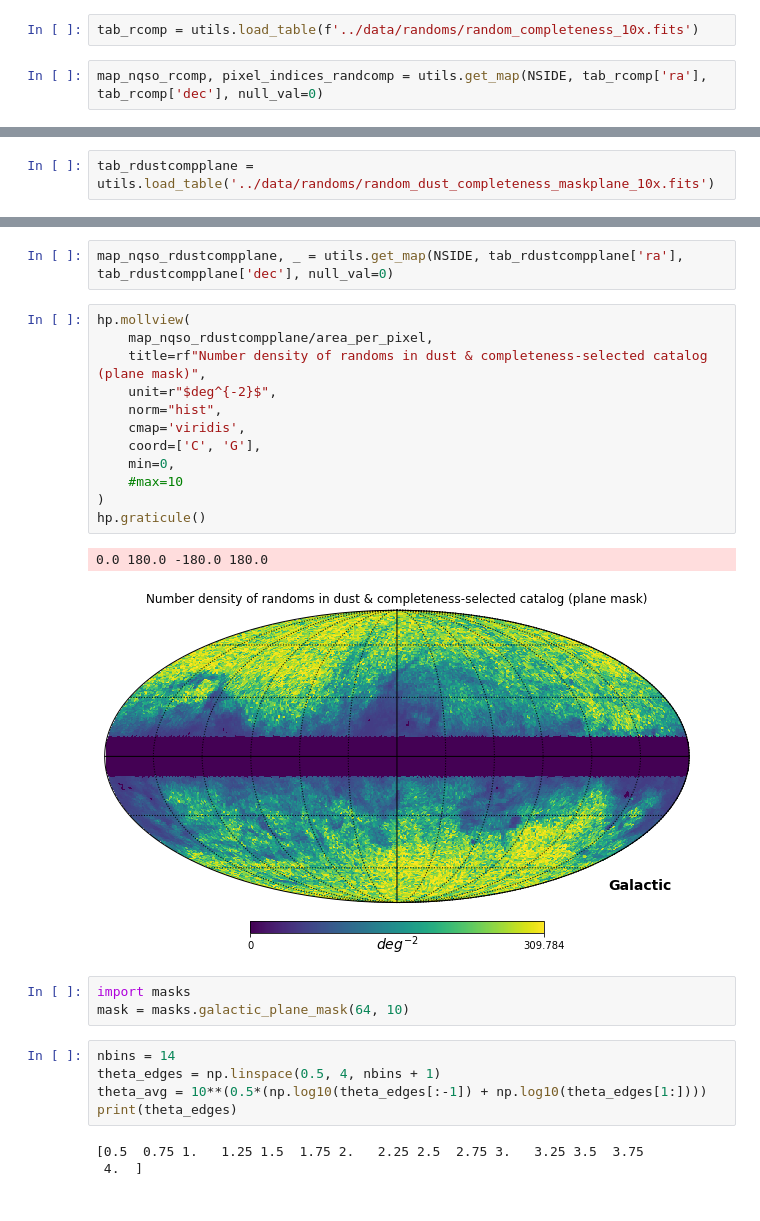
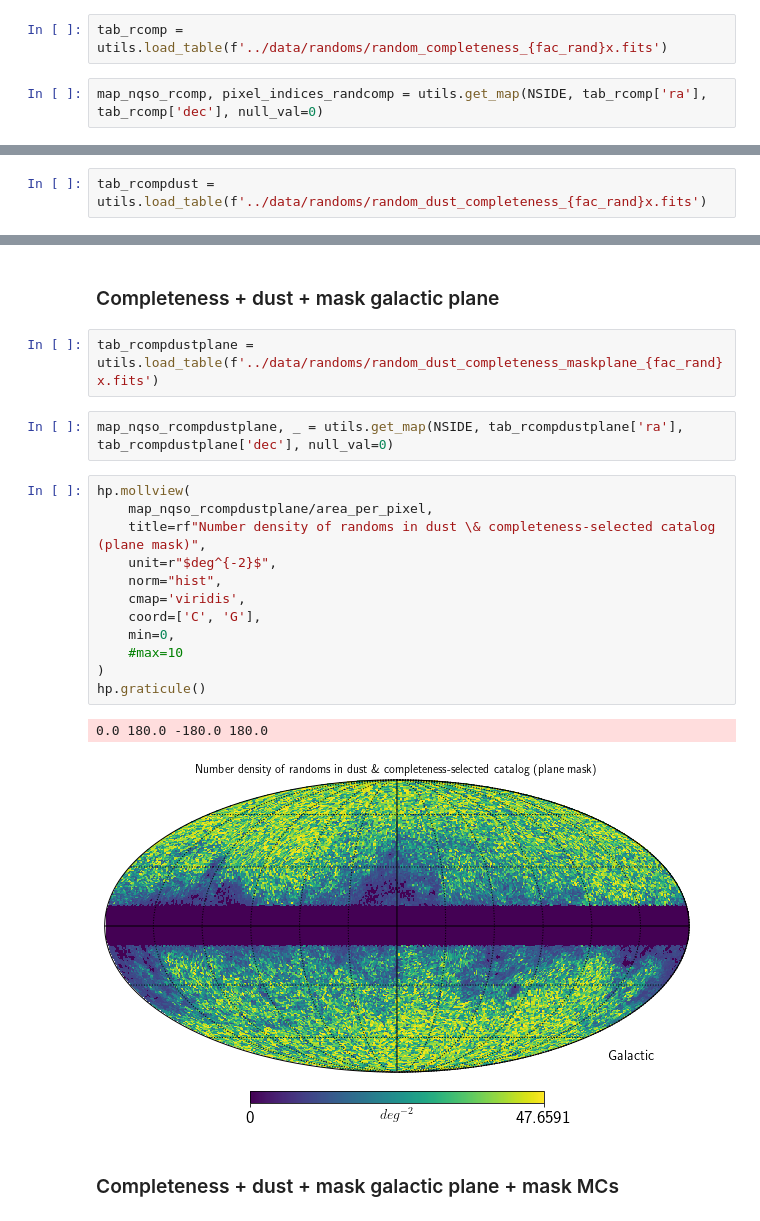
Before and after one commit to kstoreyf/gaia-quasars-lss, a Jupyter notebook: notebooks/2022-07-15_random_checks.ipynb, the cells around one changed output, grey strips where cells are left out. Saved outputs shown, nothing was run; the diff lists cells and outputs as text.

```diff
--- a/notebooks/2022-07-15_random_checks.ipynb
+++ b/notebooks/2022-07-15_random_checks.ipynb
@@ -117,5 +261,5 @@ area_per_pixel = hp.pixelfunc.nside2pixarea(NSIDE, degrees=True)
 # %%
-tab_rcomp = utils.load_table(f'../data/randoms/random_completeness_10x.fits')
+tab_rcomp = utils.load_table(f'../data/randoms/random_completeness_{fac_rand}x.fits')
 # %%
 map_nqso_rcomp, pixel_indices_randcomp = utils.get_map(NSIDE, tab_rcomp['ra'], tab_rcomp['dec'], null_val=0)
 # %%
@@ -136,2 +282,2 @@ hp.graticule()
 # %%
-tab_rdustcompplane = utils.load_table('../data/randoms/random_dust_completeness_maskplane_10x.fits')
+tab_rcompdust = utils.load_table(f'../data/randoms/random_dust_completeness_{fac_rand}x.fits')
@@ -138,28 +302,23 @@ tab_rdustcompplane = utils.load_table('../data/randoms/random_dust_completeness_
+# %% [markdown]
+### Completeness + dust + mask galactic plane
+# %%
+tab_rcompdustplane = utils.load_table(f'../data/randoms/random_dust_completeness_maskplane_{fac_rand}x.fits')
 # %%
-map_nqso_rdustcompplane, _ = utils.get_map(NSIDE, tab_rdustcompplane['ra'], tab_rdustcompplane['dec'], null_val=0)
+map_nqso_rcompdustplane, _ = utils.get_map(NSIDE, tab_rcompdustplane['ra'], tab_rcompdustplane['dec'], null_val=0)
 # %%
 hp.mollview(
-    map_nqso_rdustcompplane/area_per_pixel,
-    title=rf"Number density of randoms in dust & completeness-selected catalog (plane mask)",
+    map_nqso_rcompdustplane/area_per_pixel,
+    title=rf"Number density of randoms in dust \& completeness-selected catalog (plane mask)",
     unit=r"$deg^{-2}$",
     norm="hist",
     cmap='viridis',
     coord=['C', 'G'],
     min=0,
     #max=10
 )
 hp.graticule()
 # %% [output]
 0.0 180.0 -180.0 180.0
-[figure, old version]
+[figure, new version]
-# %%
-import masks
-mask = masks.galactic_plane_mask(64, 10)
-# %%
-nbins = 14
-theta_edges = np.linspace(0.5, 4, nbins + 1)
-theta_avg = 10**(0.5*(np.log10(theta_edges[:-1]) + np.log10(theta_edges[1:])))
-print(theta_edges)
-# %% [output]
-[0.5  0.75 1.   1.25 1.5  1.75 2.   2.25 2.5  2.75 3.   3.25 3.5  3.75
- 4.  ]
+# %% [markdown]
+### Completeness + dust + mask galactic plane + mask MCs
```
Also changed, not shown: parts of 49 cells of this notebook, 4 other files.
